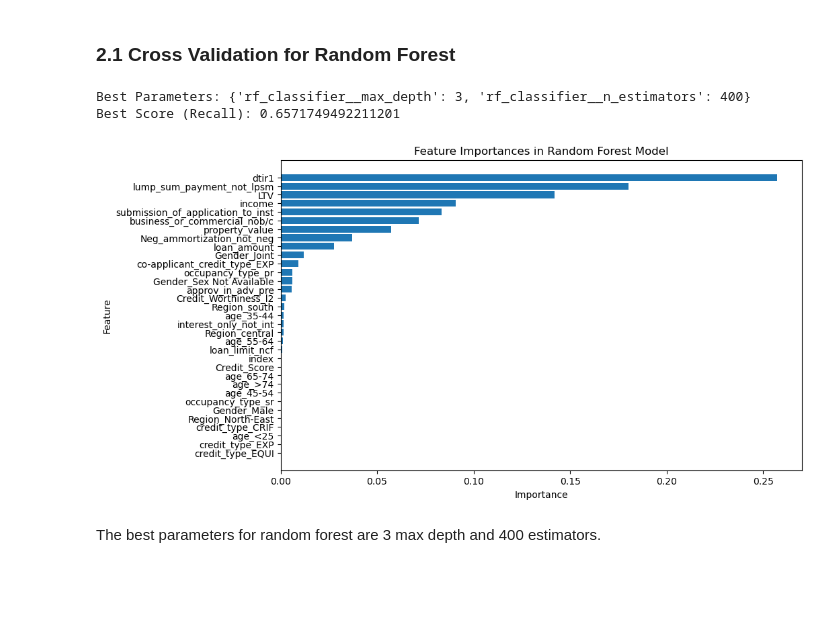
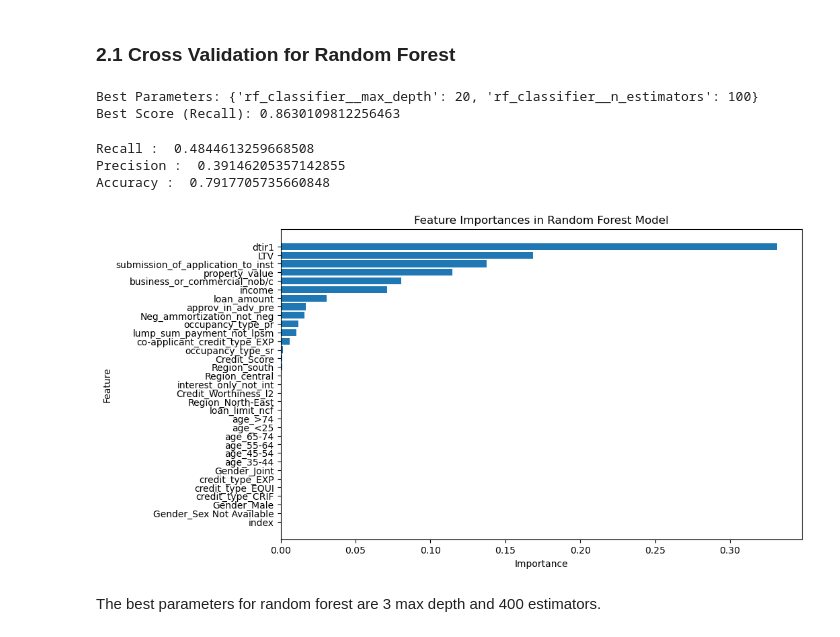
Before and after one commit to dr17549/Credit-Default-Prediction, a Jupyter notebook: Loan Default.ipynb, the cells around one changed output. Cells and saved outputs as stored; diff of their text form; code cells hidden in the pictures; blank space fills up the shorter version.

Commit message:
Update models

```diff
--- a/Loan Default.ipynb
+++ b/Loan Default.ipynb
@@ -333,20 +311,20 @@ rf_classifier = RandomForestClassifier(random_state=42)
 
 # Define the pipeline with SMOTE
 pipeline = Pipeline([
-    ('sampling', SMOTE(random_state=42)),
+    ('sampling', SMOTE(random_state=42, sampling_strategy=0.25)),
     ('rf_classifier', rf_classifier)
 ])
 
 # Define the grid of parameters to search
 param_grid = {
-    'rf_classifier__n_estimators': [50, 100, 200, 300],  # Number of trees in the forest
-    'rf_classifier__max_depth': [1, 3, 5],       # Maximum depth of the tree
+    'rf_classifier__n_estimators': [10, 30, 50, 100],  # Number of trees in the forest
+    'rf_classifier__max_depth': [1, 3, 5, 10, 20],       # Maximum depth of the tree
     # 'rf_classifier__min_samples_split': [2, 5, 10],   # Minimum number of samples required to split an internal node
     # 'rf_classifier__min_samples_leaf': [1, 2, 4]      # Minimum number of samples required to be at a leaf node
 }
 
 # Perform grid search with cross-validation
-grid_search = GridSearchCV(pipeline, param_grid, cv=5, scoring='recall')
+grid_search = GridSearchCV(pipeline, param_grid, cv=5, scoring='accuracy')
 grid_search.fit(X_train, y_train)
 
 # Get the best parameters and best score
@@ -356,36 +334,48 @@ best_score = grid_search.best_score_
 print("Best Parameters:", best_params)
 print("Best Score (Recall):", best_score)
 # %% [output]
-Best Parameters: {'rf_classifier__max_depth': 3, 'rf_classifier__n_estimators': 400}
-Best Score (Recall): 0.6571749492211201
+Best Parameters: {'rf_classifier__max_depth': 20, 'rf_classifier__n_estimators': 100}
+Best Score (Recall): 0.8630109812256463
+# %%
+model = RandomForestClassifier(random_state=42, n_estimators=20, max_depth=20)
+X_smote, y_smote = sm.fit_resample(X_train, y_train)
+model.fit(X_smote, y_smote)
+y_pred = model.predict(X_OOS_test)
+print("Recall : " , recall_score(y_OOS_test, y_pred))
+print("Precision : " , precision_score(y_OOS_test, y_pred))
+print("Accuracy : " , accuracy_score(y_OOS_test, y_pred))
+# %% [output]
+Recall :  0.4844613259668508
+Precision :  0.39146205357142855
+Accuracy :  0.7917705735660848
 # %%
 # Train the Random Forest model
-model = RandomForestClassifier(n_estimators=400, max_depth=3, random_state=42)
+model = RandomForestClassifier(n_estimators=5, max_depth=3, random_state=42)
 model.fit(X_train, y_train)
 
 # Extract feature importances
 importances = model.feature_importances_
 feature_names = X.columns  # Assuming X is a DataFrame
 
 # Create a DataFrame for better visualization
 feature_importances = pd.DataFrame({
     'Feature': feature_names,
     'Importance': importances
 })
 
 # Sort by importance
 feature_importances = feature_importances.sort_values(by='Importance', ascending=False)
 
 # Plot the feature importances
 plt.figure(figsize=(10, 6))
 plt.barh(feature_importances['Feature'], feature_importances['Importance'])
 plt.xlabel('Importance')
 plt.ylabel('Feature')
 plt.title('Feature Importances in Random Forest Model')
 plt.gca().invert_yaxis()  # Highest importance at the top
 plt.show()
 # %% [output]
-[figure, old version]
+[figure, new version]
 # %% [markdown]
 The best parameters for random forest are 3 max depth and 400 estimators.
 # %% [markdown]
```
Also changed, not shown: parts of 28 cells of this notebook.
